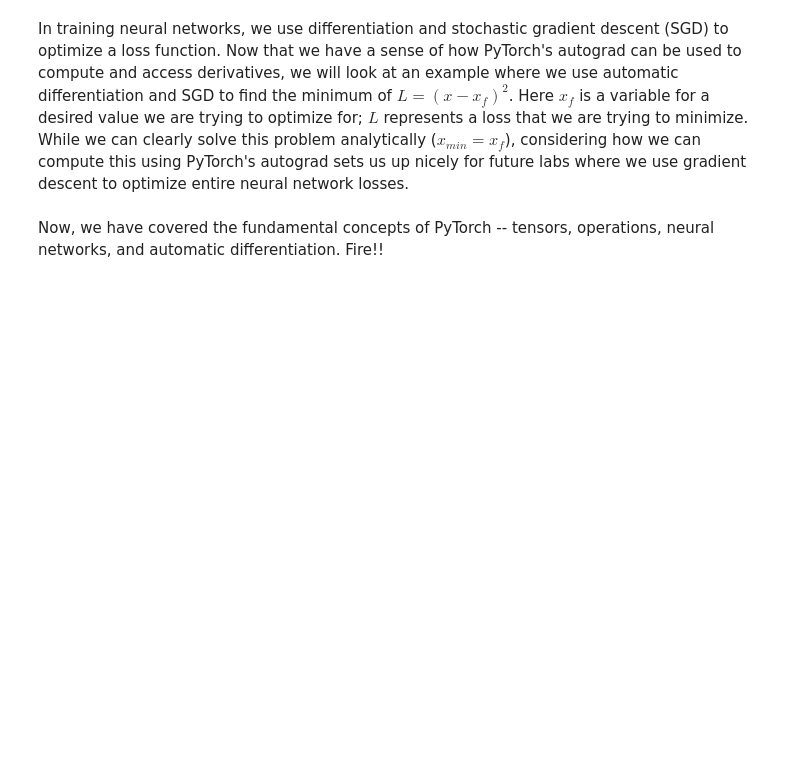
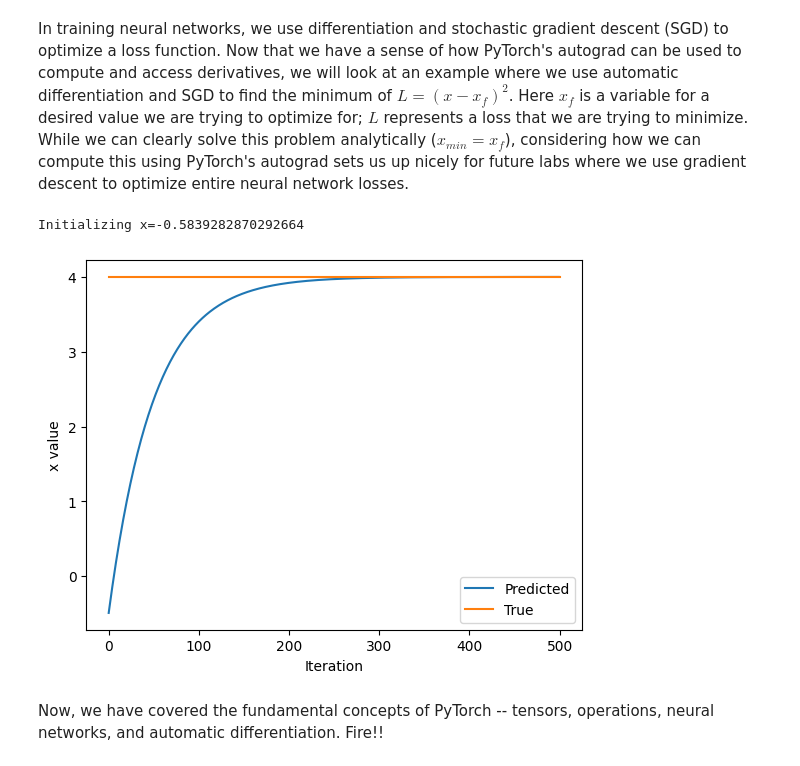
Before and after one commit to vkamthe/introtodeeplearning, a Jupyter notebook: lab1/PT_Part1_Intro.ipynb, the cells around one changed output. Cells and saved outputs as stored; diff of their text form; code cells hidden in the pictures; blank space fills up the shorter version.

```diff
--- a/lab1/PT_Part1_Intro.ipynb
+++ b/lab1/PT_Part1_Intro.ipynb
@@ -331,33 +343,36 @@ In training neural networks, we use differentiation and stochastic gradient desc
 x = torch.randn(1)
 print(f"Initializing x={x.item()}")
 
 learning_rate = 1e-2  # Learning rate
 history = []
 x_f = 4  # Target value
 
 
 # We will run gradient descent for a number of iterations. At each iteration, we compute the loss,
 #   compute the derivative of the loss with respect to x, and perform the update.
 for i in range(500):
     x = torch.tensor([x], requires_grad=True)
 
     # TODO: Compute the loss as the square of the difference between x and x_f
-    loss = # TODO
+    loss = (x - x_f) ** 2
 
     # Backpropagate through the loss to compute gradients
     loss.backward()
 
     # Update x with gradient descent
     x = x.item() - learning_rate * x.grad
 
     history.append(x.item())
 
 # Plot the evolution of x as we optimize toward x_f!
 plt.plot(history)
 plt.plot([0, 500], [x_f, x_f])
 plt.legend(('Predicted', 'True'))
 plt.xlabel('Iteration')
 plt.ylabel('x value')
 plt.show()
+# %% [output]
+Initializing x=-0.5839282870292664
+[figure, added]
 # %% [markdown]
 Now, we have covered the fundamental concepts of PyTorch -- tensors, operations, neural networks, and automatic differentiation. Fire!!
```
Also changed, not shown: parts of 12 cells of this notebook.
